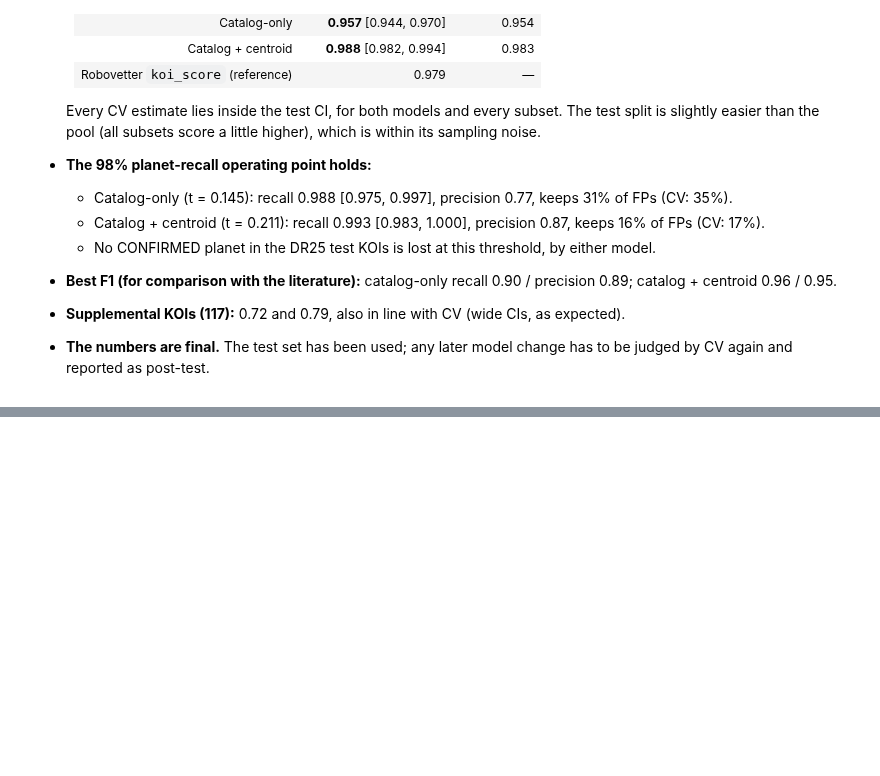
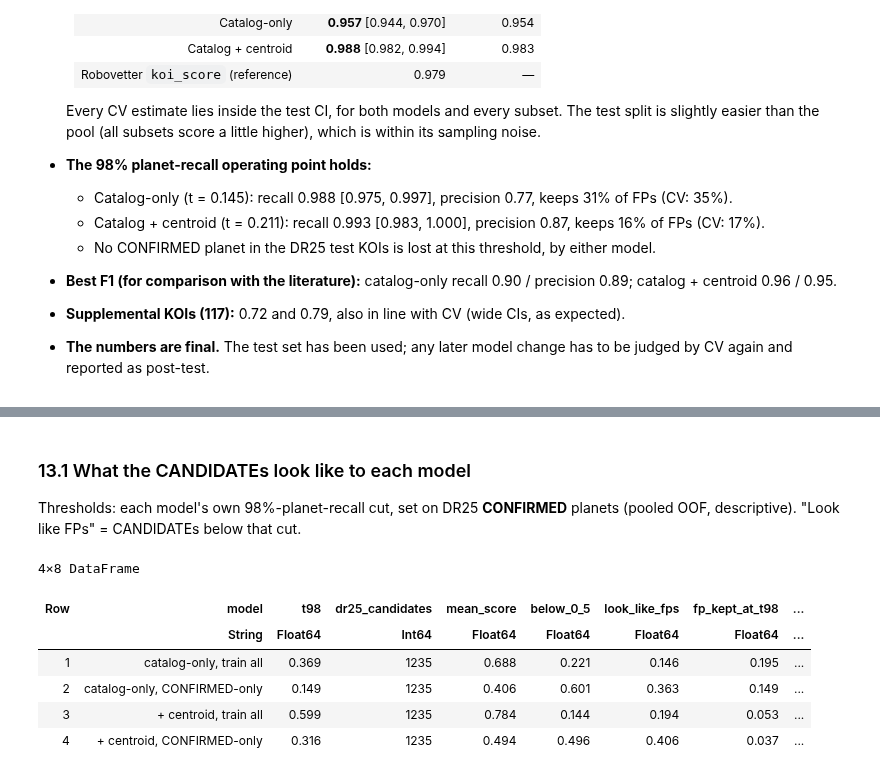
Before and after one commit to mburchnmsu/exoplanet-vetting, a Jupyter notebook: exo101326.ipynb, the cells around one changed output, grey strips where cells are left out. Saved outputs shown, nothing was run; the diff lists cells and outputs as text; code cells hidden in the pictures; blank space fills up the shorter version.

```diff
--- a/exo101326.ipynb
+++ b/exo101326.ipynb
@@ -1172,0 +1212,27 @@ fig
+# %% [markdown]
+### 13.1 What the CANDIDATEs look like to each model
+Thresholds: each model's own 98%-planet-recall cut, set on DR25 **CONFIRMED** planets (pooled OOF, descriptive).
+"Look like FPs" = CANDIDATEs below that cut.
+# %%
+cand_rows = NamedTuple[]
+cand_scores = Dict{String, Vector{Float64}}()
+for (mname, cv) in (("catalog-only, train all", avg4), ("catalog-only, CONFIRMED-only", avg_cf),
+                    ("+ centroid, train all", avg_c), ("+ centroid, CONFIRMED-only", avg_cfc))
+    s = oof_scores(cv); cand_scores[mname] = s
+    t98 = pick_threshold(yf[dr .& .!cand], s[dr .& .!cand], (:recall, 0.98))
+    m = cand .& dr; mk2 = m .& isfinite.(ks)
+    push!(cand_rows, (model = mname, t98 = round(t98; digits = 3), dr25_candidates = sum(m),
+                      mean_score = round(mean(s[m]); digits = 3), below_0_5 = round(mean(s[m] .< 0.5); digits = 3),
+                      look_like_fps = round(mean(s[m] .< t98); digits = 3),
+                      fp_kept_at_t98 = round(mean(s[dr .& (yf .== 0)] .>= t98); digits = 3),
+                      spearman_vs_koi_score = round(corspearman(s[mk2], ks[mk2]); digits = 3)))
+end
+DataFrame(cand_rows)
+# %% [output]
+4×8 DataFrame
+| Row | model | t98 | dr25_candidates | mean_score | below_0_5 | look_like_fps | fp_kept_at_t98 | ... |
+|  | String | Float64 | Int64 | Float64 | Float64 | Float64 | Float64 | ... |
+| 1 | catalog-only, train all | 0.369 | 1235 | 0.688 | 0.221 | 0.146 | 0.195 | ... |
+| 2 | catalog-only, CONFIRMED-only | 0.149 | 1235 | 0.406 | 0.601 | 0.363 | 0.149 | ... |
+| 3 | + centroid, train all | 0.599 | 1235 | 0.784 | 0.144 | 0.194 | 0.053 | ... |
+| 4 | + centroid, CONFIRMED-only | 0.316 | 1235 | 0.494 | 0.496 | 0.406 | 0.037 | ... |
```
Also changed, not shown: parts of 5 cells of this notebook, 11 other files.
